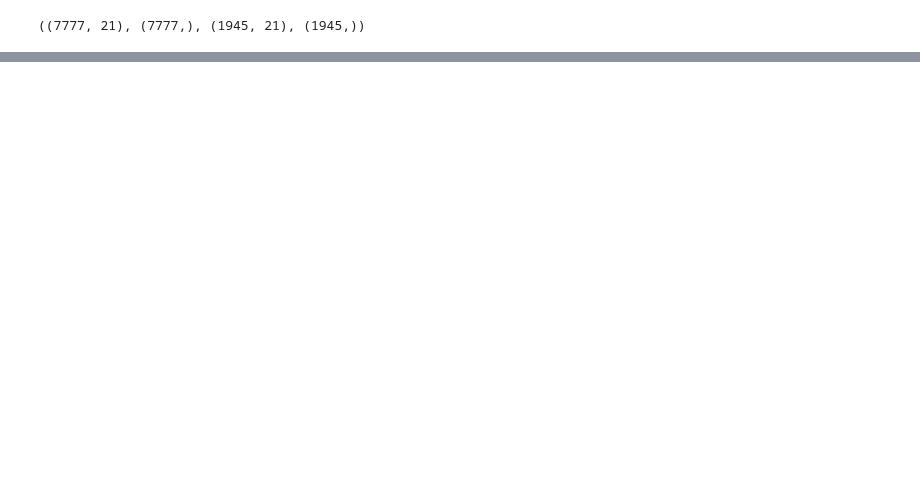
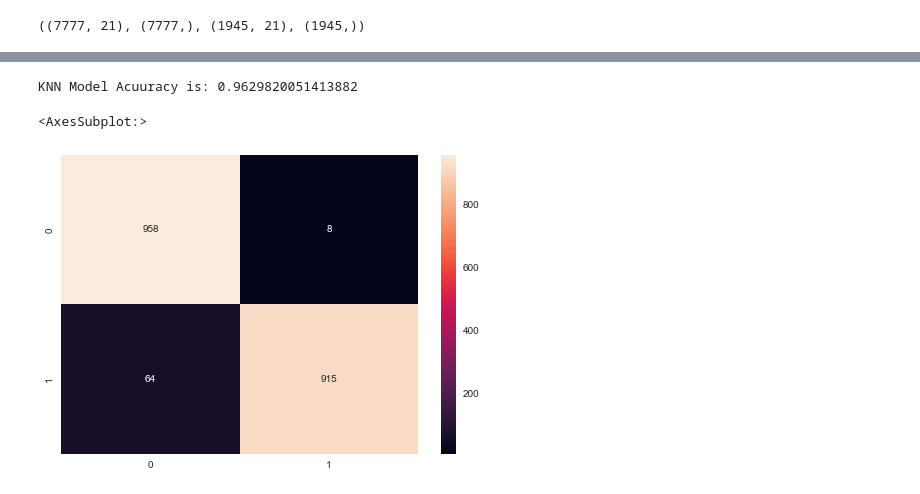
Before and after one commit to reyhannaufal/stroke-model-gigih, a Jupyter notebook: notebooks/Stroke.ipynb, the cells around one changed output, grey strips where cells are left out. Saved outputs shown, nothing was run; the diff lists cells and outputs as text; code cells hidden in the pictures; blank space fills up the shorter version.

```diff
--- a/notebooks/Stroke.ipynb
+++ b/notebooks/Stroke.ipynb
@@ -597,0 +626,12 @@ X_train.shape, y_train.shape, X_test.shape, y_test.shape
+# %%
+knn = KNeighborsClassifier(n_neighbors = 10)
+knn.fit(X_train, y_train)
+knn_pred = knn.predict(X_test)
+acc = knn.score(X_test, y_test)
+print("KNN Model Acuuracy is:", acc)
+cm = confusion_matrix(y_test, knn_pred)
+sns.heatmap(cm, annot = True, fmt="d")
+# %% [output]
+KNN Model Acuuracy is: 0.9629820051413882
+<AxesSubplot:>
+[figure, added]
```
Also changed, not shown: parts of 41 cells of this notebook.
